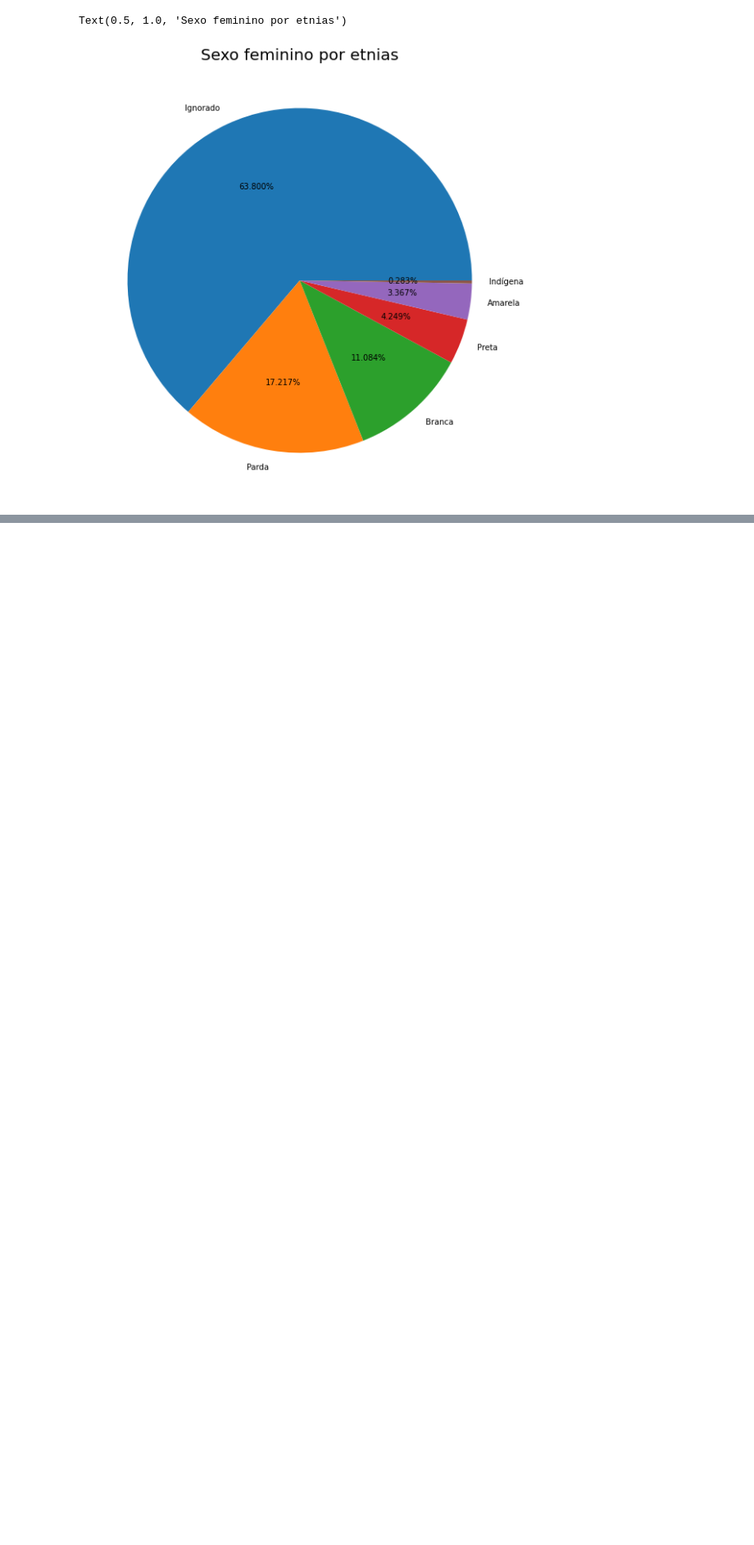
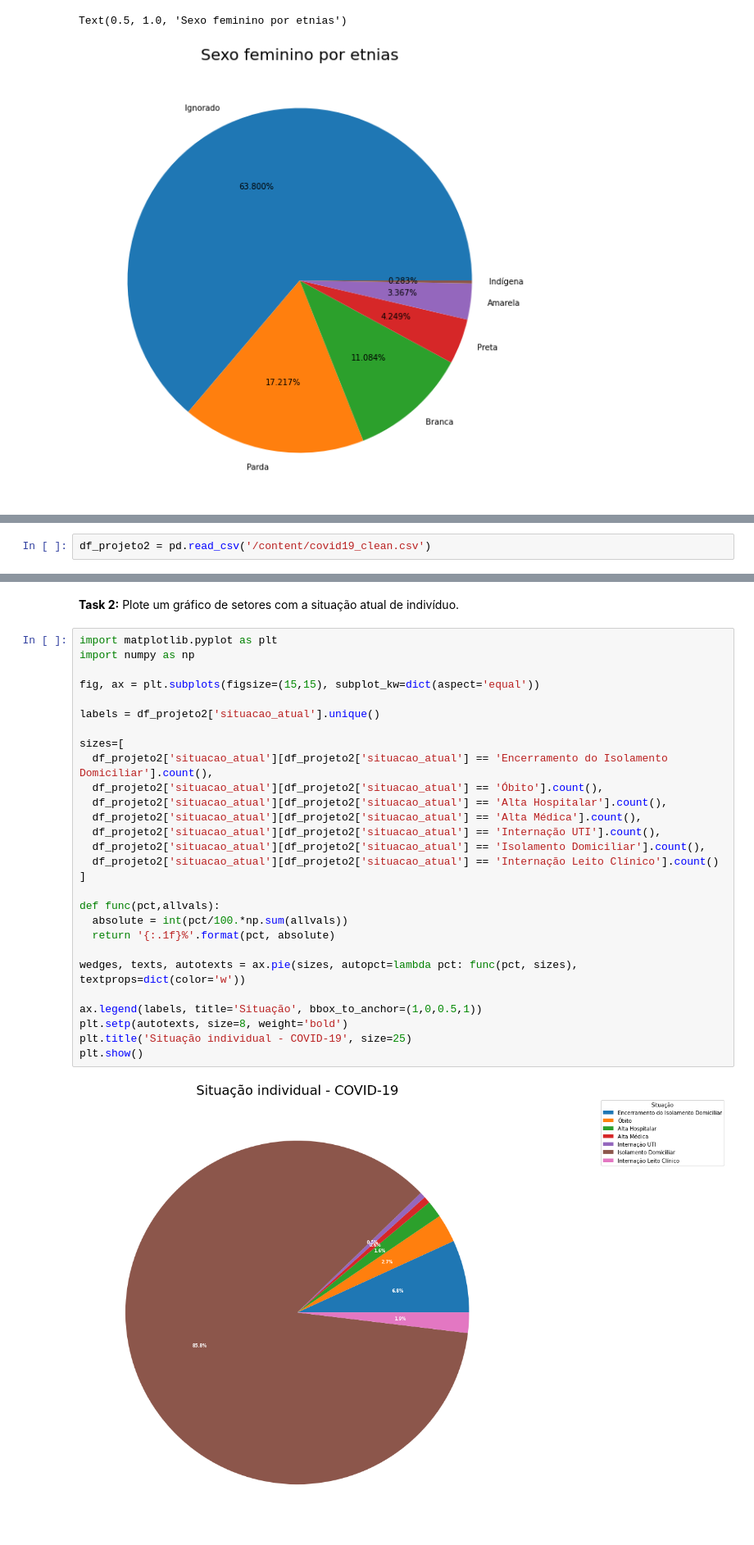
Before and after one commit to eduperottoni/dados-covid-al, a Jupyter notebook: EDUARDO_DANI_PEROTTONI.ipynb, the cells around one changed output, grey strips where cells are left out. Shown at 82% size. Drawn from its saved outputs; the diff is of its cells as text; blank space fills up the shorter version.

Commit message:
Finalizando o projeto 2

```diff
--- a/EDUARDO_DANI_PEROTTONI.ipynb
+++ b/EDUARDO_DANI_PEROTTONI.ipynb
@@ -2915,0 +2945,2 @@ Text(0.5, 1.0, 'Sexo feminino por etnias')
+# %%
+df_projeto2 = pd.read_csv('/content/covid19_clean.csv')
@@ -2915,0 +2953,32 @@ Text(0.5, 1.0, 'Sexo feminino por etnias')
+# %% [markdown]
+**Task 2:** Plote um gráfico de setores com a situação atual de indivíduo.
+# %%
+import matplotlib.pyplot as plt
+import numpy as np
+
+fig, ax = plt.subplots(figsize=(15,15), subplot_kw=dict(aspect='equal'))
+
+labels = df_projeto2['situacao_atual'].unique()
+
+sizes=[
+  df_projeto2['situacao_atual'][df_projeto2['situacao_atual'] == 'Encerramento do Isolamento Domiciliar'].count(),
+  df_projeto2['situacao_atual'][df_projeto2['situacao_atual'] == 'Óbito'].count(),
+  df_projeto2['situacao_atual'][df_projeto2['situacao_atual'] == 'Alta Hospitalar'].count(),
+  df_projeto2['situacao_atual'][df_projeto2['situacao_atual'] == 'Alta Médica'].count(),
+  df_projeto2['situacao_atual'][df_projeto2['situacao_atual'] == 'Internação UTI'].count(),
+  df_projeto2['situacao_atual'][df_projeto2['situacao_atual'] == 'Isolamento Domiciliar'].count(),
+  df_projeto2['situacao_atual'][df_projeto2['situacao_atual'] == 'Internação Leito Clínico'].count()
+]
+
+def func(pct,allvals):
+  absolute = int(pct/100.*np.sum(allvals))
+  return '{:.1f}%'.format(pct, absolute)
+
+wedges, texts, autotexts = ax.pie(sizes, autopct=lambda pct: func(pct, sizes), textprops=dict(color='w'))
+
+ax.legend(labels, title='Situação', bbox_to_anchor=(1,0,0.5,1))
+plt.setp(autotexts, size=8, weight='bold')
+plt.title('Situação individual - COVID-19', size=25)
+plt.show()
+# %% [output]
+[figure, added]
```
Also changed, not shown: parts of 17 cells of this notebook.
